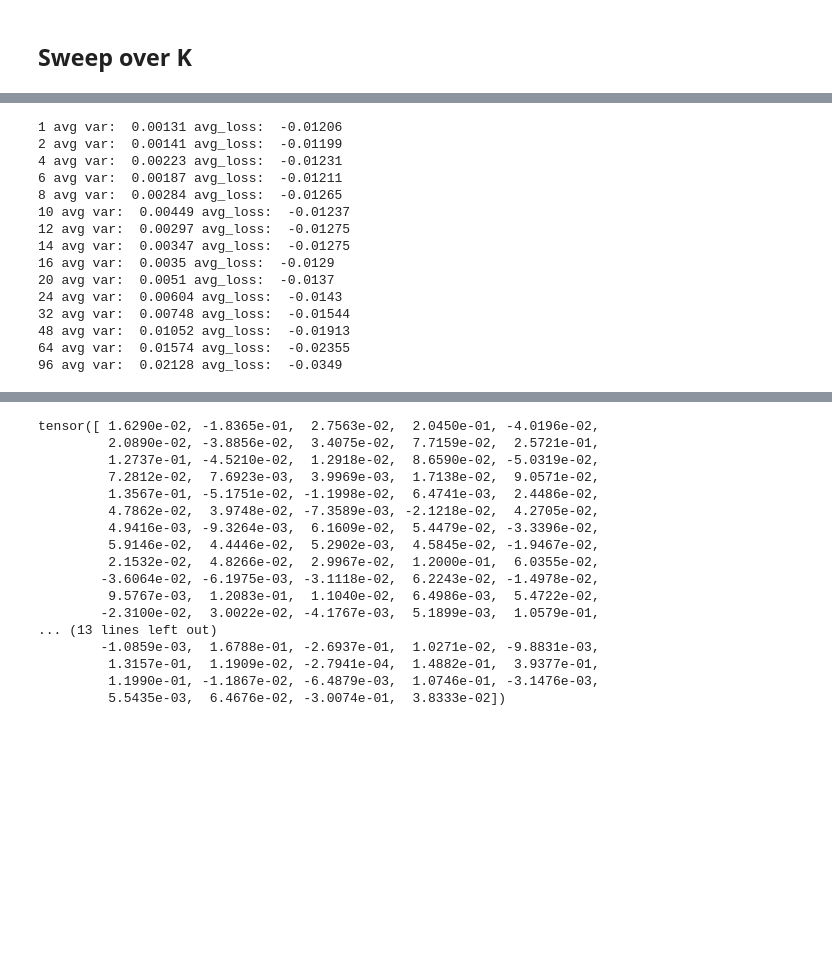
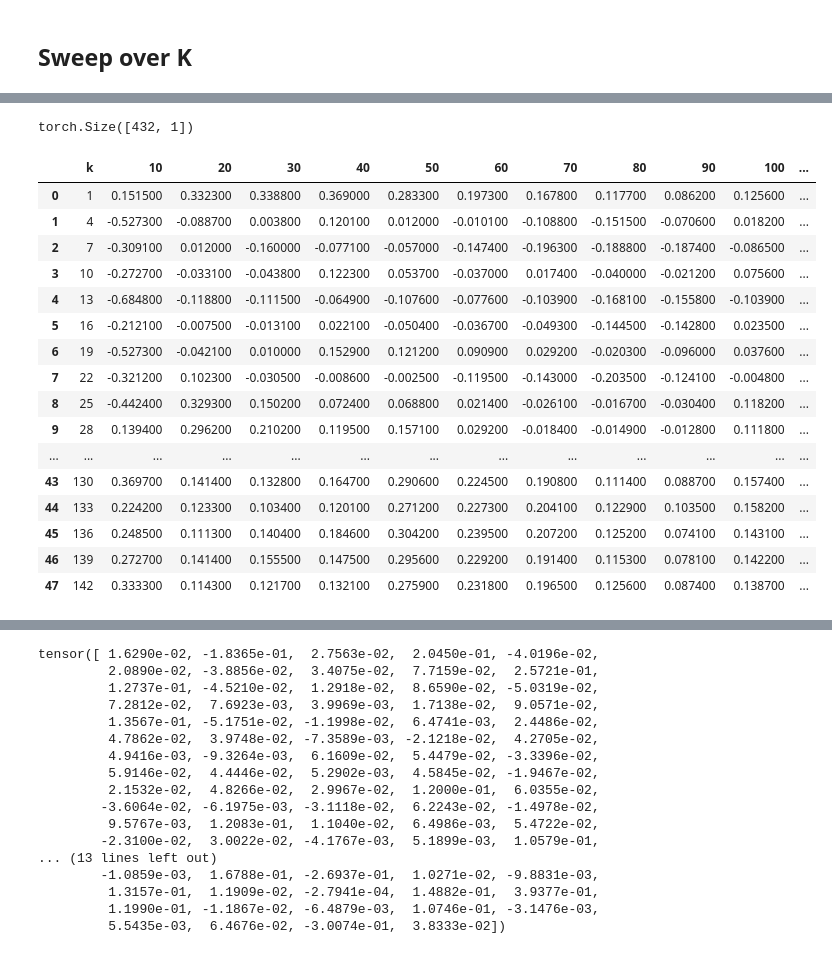
Before and after one commit to maxtli/ugs-applications, a Jupyter notebook: mcms_sweep.ipynb, the cells around one changed output, grey strips where cells are left out. Cells and saved outputs as stored; diff of their text form; code cells hidden in the pictures; blank space fills up the shorter version.

```diff
--- a/mcms_sweep.ipynb
+++ b/mcms_sweep.ipynb
@@ -256,19 +264,0 @@ Starting Evaluation
-# %%
-for k, result in results.items():
-  print(k, "avg var: " , (result["head_vars"].mean()*100000).round().item()/100000, "avg_loss: " , (result["head_losses"].mean()*100000).round().item()/100000)
-# %% [output]
-1 avg var:  0.00131 avg_loss:  -0.01206
-2 avg var:  0.00141 avg_loss:  -0.01199
-4 avg var:  0.00223 avg_loss:  -0.01231
-6 avg var:  0.00187 avg_loss:  -0.01211
-8 avg var:  0.00284 avg_loss:  -0.01265
-10 avg var:  0.00449 avg_loss:  -0.01237
-12 avg var:  0.00297 avg_loss:  -0.01275
-14 avg var:  0.00347 avg_loss:  -0.01275
-16 avg var:  0.0035 avg_loss:  -0.0129
-20 avg var:  0.0051 avg_loss:  -0.0137
-24 avg var:  0.00604 avg_loss:  -0.0143
-32 avg var:  0.00748 avg_loss:  -0.01544
-48 avg var:  0.01052 avg_loss:  -0.01913
-64 avg var:  0.01574 avg_loss:  -0.02355
-96 avg var:  0.02128 avg_loss:  -0.0349
@@ -280 +274,40 @@ single_component_head_vars = pickle.load(open("atp/ioi" + "/single_component_hea
+# %%
+single_component_head_losses.shape
+# %% [output]
+torch.Size([432, 1])
+# %%
+spearman_corrs = {}
+
+spearman_corrs["k"] = list(results.keys())
+
+for top_k in tqdm(range(10,150,10)):
+  _, idx = single_component_head_losses.topk(top_k,0)
+  single_component_head_losses[idx.squeeze()].shape
+  spearman_corrs[top_k] = []
+  for key,val in results.items():
+    spearman_corrs[top_k].append(round(spearmanr(val["head_losses"][idx].flatten().cpu() , single_component_head_losses[idx].flatten().cpu())[0],4))
+
+
+
+
+df = pd.DataFrame(spearman_corrs)
+df.style.highlight_max(color = 'yellow', axis = 0)
+# %% [output]
+|  | k | 10 | 20 | 30 | 40 | 50 | 60 | 70 | 80 | 90 | 100 | ... |
+| 0 | 1 | 0.151500 | 0.332300 | 0.338800 | 0.369000 | 0.283300 | 0.197300 | 0.167800 | 0.117700 | 0.086200 | 0.125600 | ... |
+| 1 | 4 | -0.527300 | -0.088700 | 0.003800 | 0.120100 | 0.012000 | -0.010100 | -0.108800 | -0.151500 | -0.070600 | 0.018200 | ... |
+| 2 | 7 | -0.309100 | 0.012000 | -0.160000 | -0.077100 | -0.057000 | -0.147400 | -0.196300 | -0.188800 | -0.187400 | -0.086500 | ... |
+| 3 | 10 | -0.272700 | -0.033100 | -0.043800 | 0.122300 | 0.053700 | -0.037000 | 0.017400 | -0.040000 | -0.021200 | 0.075600 | ... |
+| 4 | 13 | -0.684800 | -0.118800 | -0.111500 | -0.064900 | -0.107600 | -0.077600 | -0.103900 | -0.168100 | -0.155800 | -0.103900 | ... |
+| 5 | 16 | -0.212100 | -0.007500 | -0.013100 | 0.022100 | -0.050400 | -0.036700 | -0.049300 | -0.144500 | -0.142800 | 0.023500 | ... |
+| 6 | 19 | -0.527300 | -0.042100 | 0.010000 | 0.152900 | 0.121200 | 0.090900 | 0.029200 | -0.020300 | -0.096000 | 0.037600 | ... |
+| 7 | 22 | -0.321200 | 0.102300 | -0.030500 | -0.008600 | -0.002500 | -0.119500 | -0.143000 | -0.203500 | -0.124100 | -0.004800 | ... |
+| 8 | 25 | -0.442400 | 0.329300 | 0.150200 | 0.072400 | 0.068800 | 0.021400 | -0.026100 | -0.016700 | -0.030400 | 0.118200 | ... |
+| 9 | 28 | 0.139400 | 0.296200 | 0.210200 | 0.119500 | 0.157100 | 0.029200 | -0.018400 | -0.014900 | -0.012800 | 0.111800 | ... |
+| ... | ... | ... | ... | ... | ... | ... | ... | ... | ... | ... | ... | ... |
+| 43 | 130 | 0.369700 | 0.141400 | 0.132800 | 0.164700 | 0.290600 | 0.224500 | 0.190800 | 0.111400 | 0.088700 | 0.157400 | ... |
+| 44 | 133 | 0.224200 | 0.123300 | 0.103400 | 0.120100 | 0.271200 | 0.227300 | 0.204100 | 0.122900 | 0.103500 | 0.158200 | ... |
+| 45 | 136 | 0.248500 | 0.111300 | 0.140400 | 0.184600 | 0.304200 | 0.239500 | 0.207200 | 0.125200 | 0.074100 | 0.143100 | ... |
+| 46 | 139 | 0.272700 | 0.141400 | 0.155500 | 0.147500 | 0.295600 | 0.229200 | 0.191400 | 0.115300 | 0.078100 | 0.142200 | ... |
+| 47 | 142 | 0.333300 | 0.114300 | 0.121700 | 0.132100 | 0.275900 | 0.231800 | 0.196500 | 0.125600 | 0.087400 | 0.138700 | ... |
 # %%
```
Also changed, not shown: parts of 15 cells of this notebook, 10 other files.
